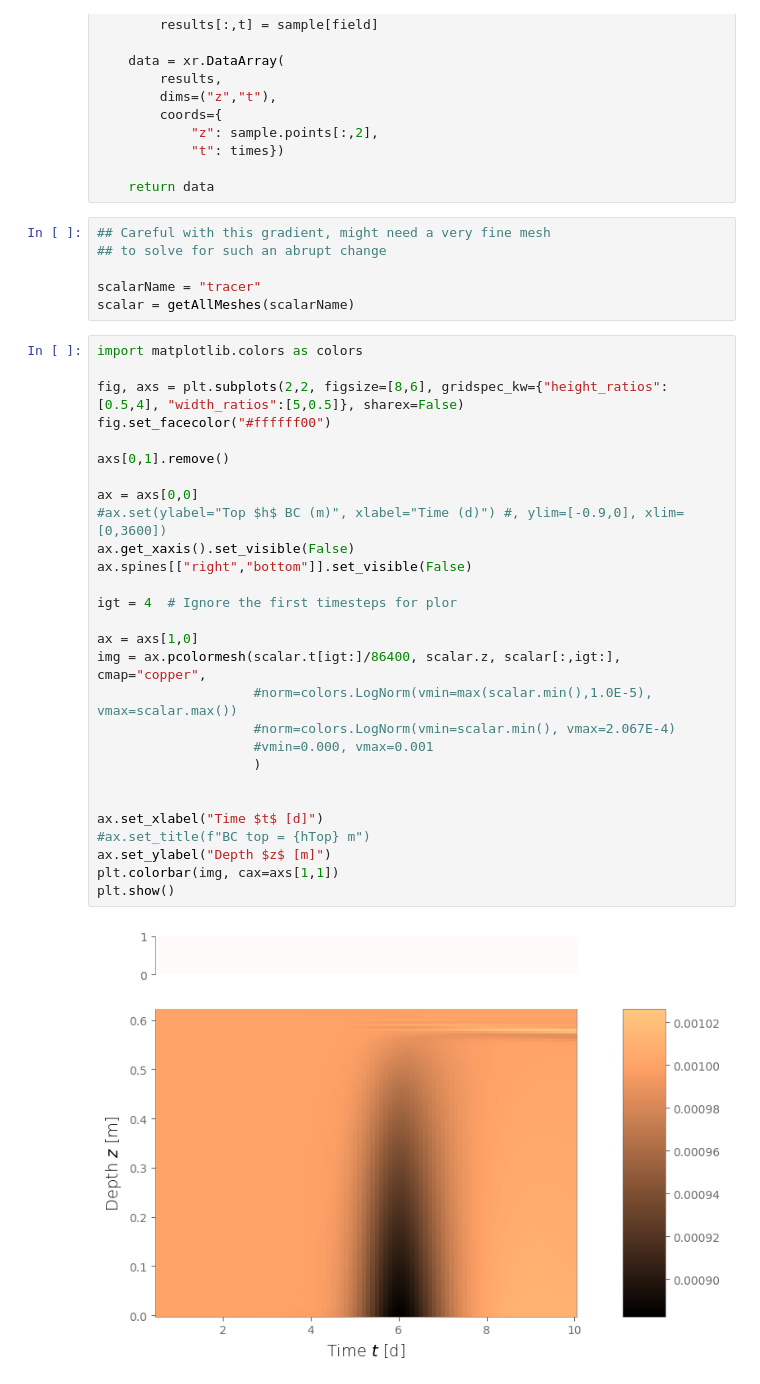
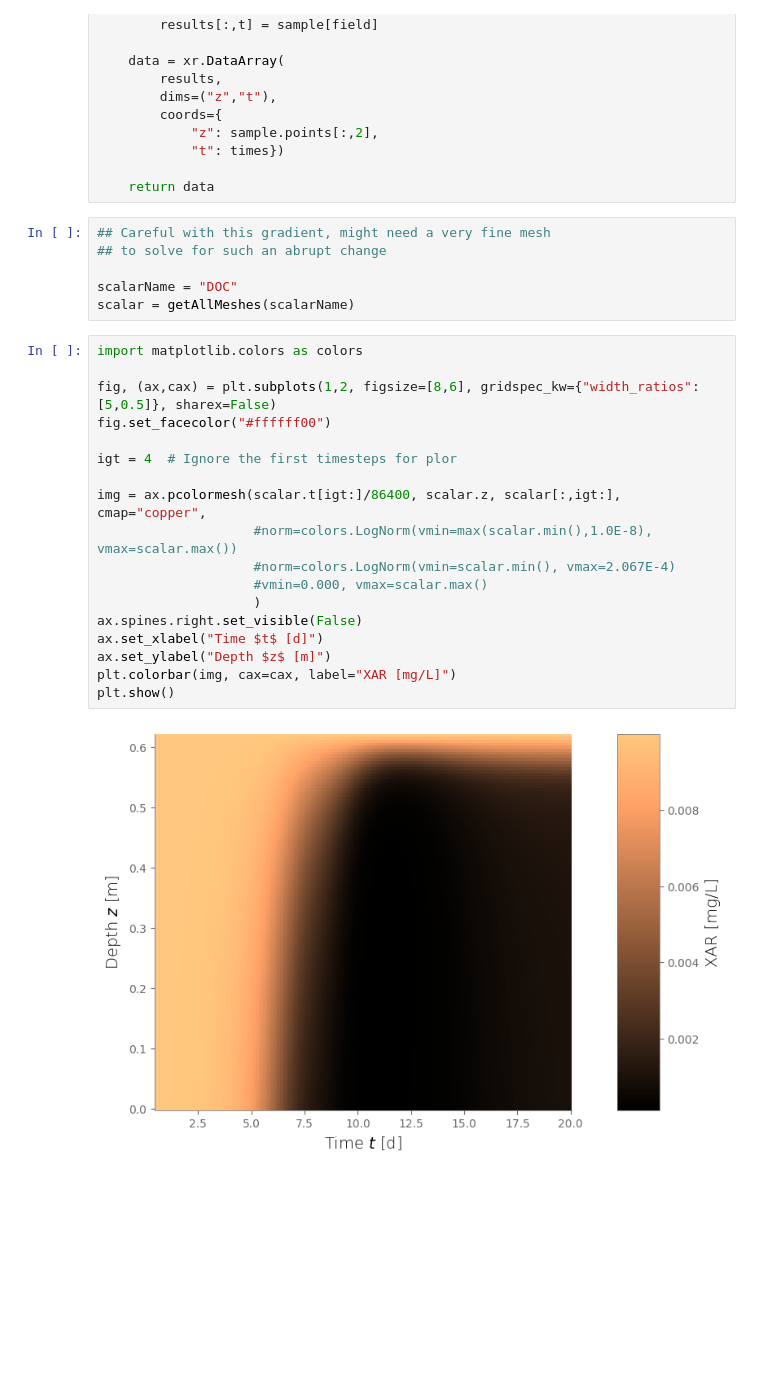
Before and after one commit to edsaac/ReactiveBiomass, a Jupyter notebook: experiments/Rosenzweig_2011.UnsatflowTransp/constantHead.ipynb, the cells around one changed output. Cells and saved outputs as stored; diff of their text form; blank space fills up the shorter version.

Commit message:
plotting plots

```diff
--- a/experiments/Rosenzweig_2011.UnsatflowTransp/constantHead.ipynb
+++ b/experiments/Rosenzweig_2011.UnsatflowTransp/constantHead.ipynb
@@ -62,35 +104,25 @@ def getAllMeshes(field:str):
 ## Careful with this gradient, might need a very fine mesh
 ## to solve for such an abrupt change
 
-scalarName = "tracer"
+scalarName = "DOC"
 scalar = getAllMeshes(scalarName)
 # %%
 import matplotlib.colors as colors
 
-fig, axs = plt.subplots(2,2, figsize=[8,6], gridspec_kw={"height_ratios":[0.5,4], "width_ratios":[5,0.5]}, sharex=False)
+fig, (ax,cax) = plt.subplots(1,2, figsize=[8,6], gridspec_kw={"width_ratios":[5,0.5]}, sharex=False)
 fig.set_facecolor("#ffffff00")
-
-axs[0,1].remove()
-
-ax = axs[0,0]
-#ax.set(ylabel="Top $h$ BC (m)", xlabel="Time (d)") #, ylim=[-0.9,0], xlim=[0,3600])
-ax.get_xaxis().set_visible(False)
-ax.spines[["right","bottom"]].set_visible(False)
 
 igt = 4  # Ignore the first timesteps for plor
 
-ax = axs[1,0]
 img = ax.pcolormesh(scalar.t[igt:]/86400, scalar.z, scalar[:,igt:], cmap="copper",
-                    #norm=colors.LogNorm(vmin=max(scalar.min(),1.0E-5), vmax=scalar.max())
+                    #norm=colors.LogNorm(vmin=max(scalar.min(),1.0E-8), vmax=scalar.max())
                     #norm=colors.LogNorm(vmin=scalar.min(), vmax=2.067E-4)
-                    #vmin=0.000, vmax=0.001
+                    #vmin=0.000, vmax=scalar.max()
                     )
-
-
+ax.spines.right.set_visible(False)
 ax.set_xlabel("Time $t$ [d]")
-#ax.set_title(f"BC top = {hTop} m")
 ax.set_ylabel("Depth $z$ [m]")
-plt.colorbar(img, cax=axs[1,1])
+plt.colorbar(img, cax=cax, label="XAR [mg/L]")
 plt.show()
 # %% [output]
-[figure, old version]
+[figure, new version]
```
Also changed, not shown: parts of 10 cells of this notebook, 7 other files.
